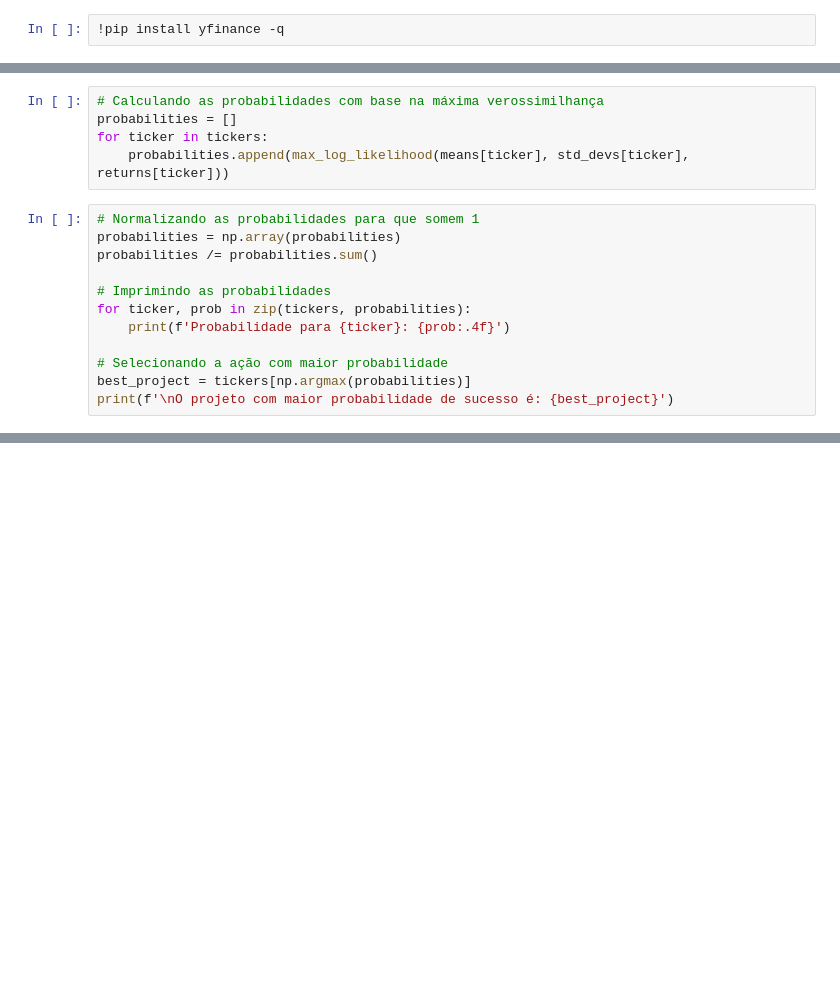
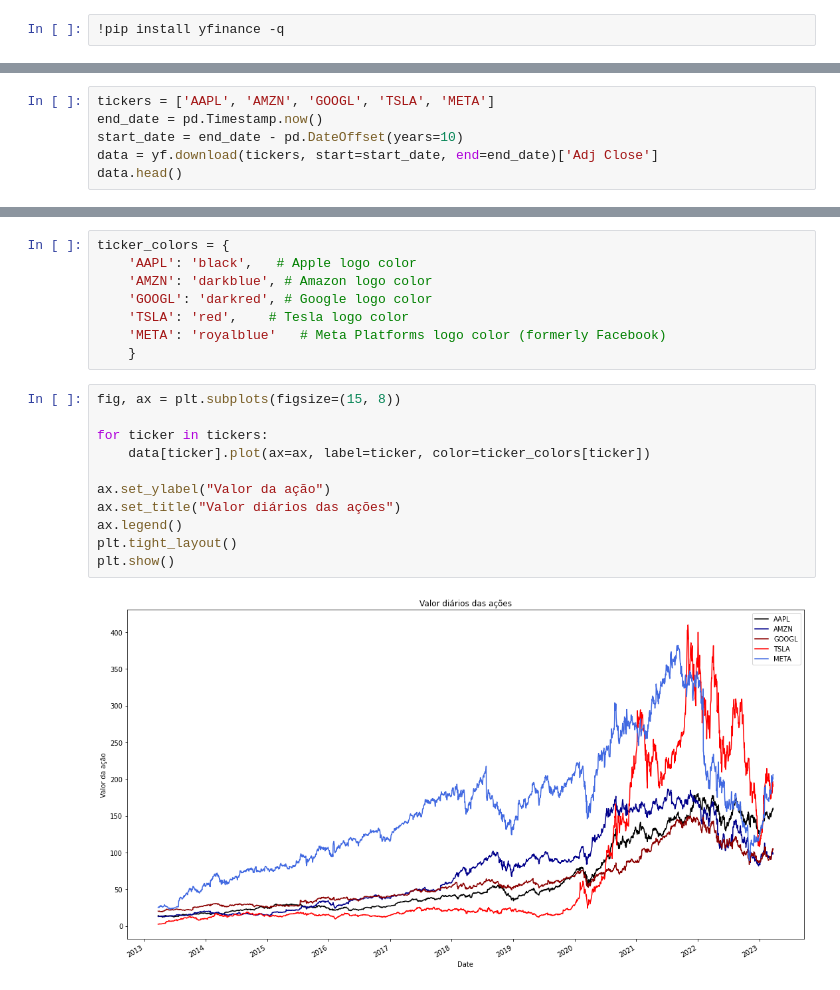
Before and after one commit to jvataidee/PesquisaOperacional, a Jupyter notebook: maxloglihood_portfolio.ipynb, the cells around one changed output, grey strips where cells are left out. Cells and saved outputs as stored; diff of their text form; blank space fills up the shorter version.

```diff
--- a/maxloglihood_portfolio.ipynb
+++ b/maxloglihood_portfolio.ipynb
@@ -57,17 +13,0 @@ def max_log_likelihood(mean, std_dev, data):
-# %%
-# Calculando as probabilidades com base na máxima verossimilhança
-probabilities = []
-for ticker in tickers:
-    probabilities.append(max_log_likelihood(means[ticker], std_devs[ticker], returns[ticker]))
-# %%
-# Normalizando as probabilidades para que somem 1
-probabilities = np.array(probabilities)
-probabilities /= probabilities.sum()
-
-# Imprimindo as probabilidades
-for ticker, prob in zip(tickers, probabilities):
-    print(f'Probabilidade para {ticker}: {prob:.4f}')
-
-# Selecionando a ação com maior probabilidade
-best_project = tickers[np.argmax(probabilities)]
-print(f'\nO projeto com maior probabilidade de sucesso é: {best_project}')
@@ -81,0 +16,6 @@ O projeto com maior probabilidade de sucesso é: GOOGL
+# %%
+tickers = ['AAPL', 'AMZN', 'GOOGL', 'TSLA', 'META']
+end_date = pd.Timestamp.now()
+start_date = end_date - pd.DateOffset(years=10)
+data = yf.download(tickers, start=start_date, end=end_date)['Adj Close']
+data.head()
@@ -81,0 +31,21 @@ O projeto com maior probabilidade de sucesso é: GOOGL
+# %%
+ticker_colors = {
+    'AAPL': 'black',   # Apple logo color
+    'AMZN': 'darkblue', # Amazon logo color
+    'GOOGL': 'darkred', # Google logo color
+    'TSLA': 'red',    # Tesla logo color
+    'META': 'royalblue'   # Meta Platforms logo color (formerly Facebook)
+    }
+# %%
+fig, ax = plt.subplots(figsize=(15, 8))
+
+for ticker in tickers:
+    data[ticker].plot(ax=ax, label=ticker, color=ticker_colors[ticker])
+
+ax.set_ylabel("Valor da ação")
+ax.set_title("Valor diários das ações")
+ax.legend()
+plt.tight_layout()
+plt.show()
+# %% [output]
+[figure, added]
```
Also changed, not shown: parts of 17 cells of this notebook.
